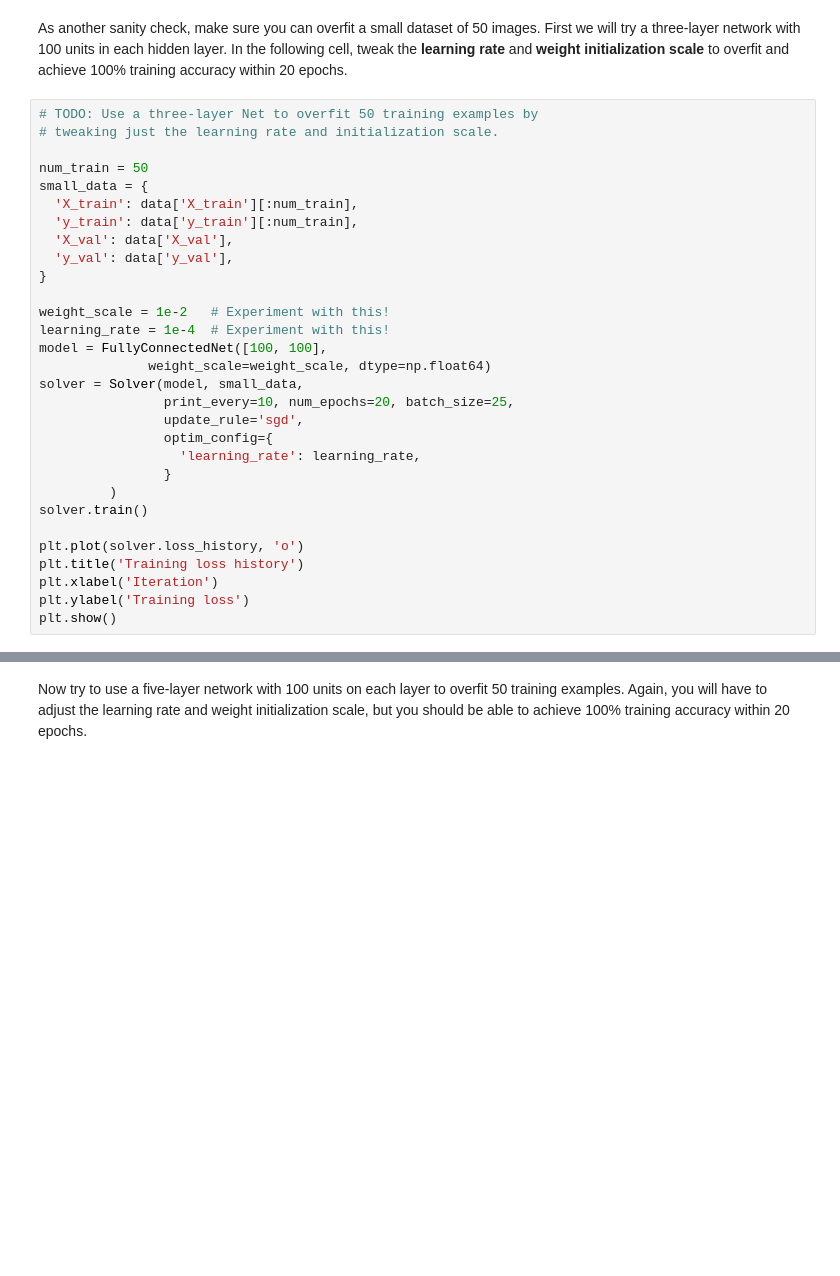
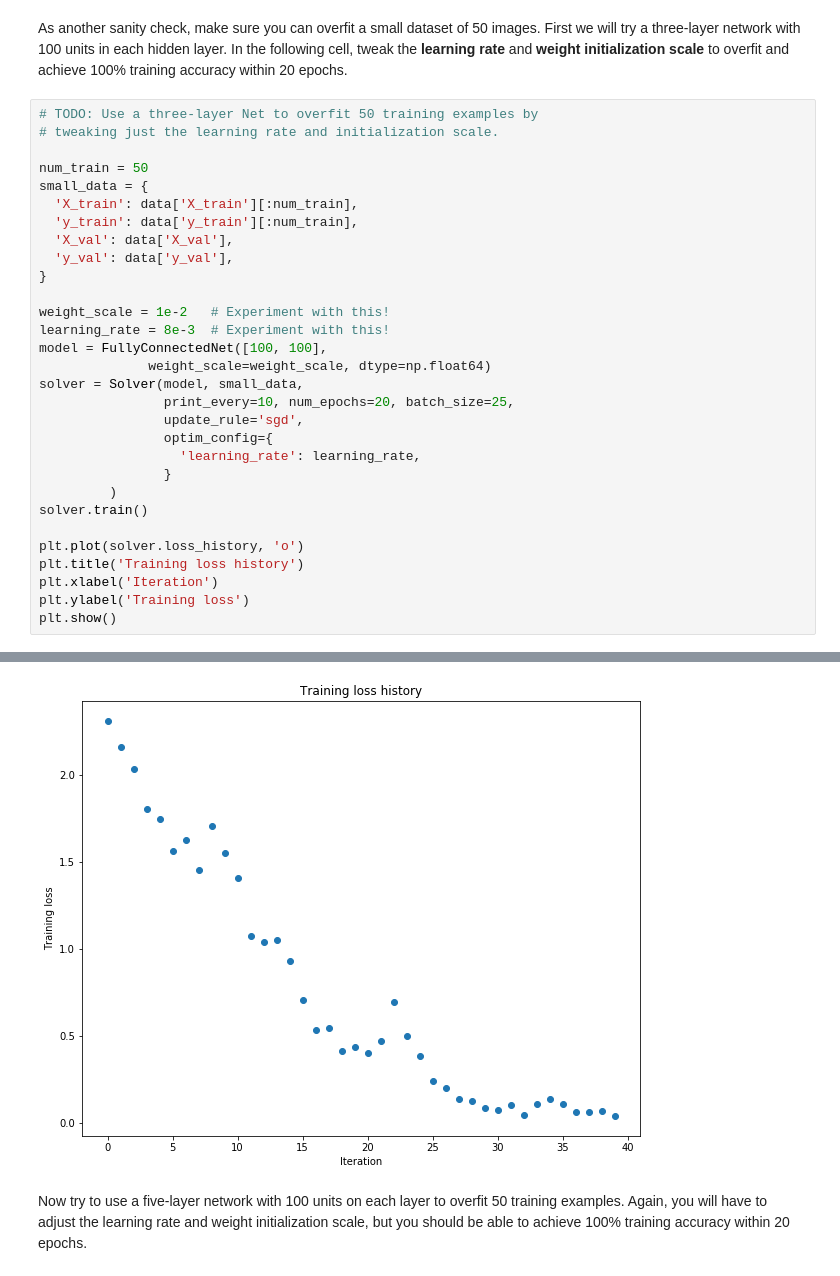
Before and after one commit to yafei-liu/cs231n.github.io, a Jupyter notebook: assignments/2020/assignment2/FullyConnectedNets.ipynb, the cells around one changed output, grey strips where cells are left out. Drawn from its saved outputs; the diff is of its cells as text; blank space fills up the shorter version.

```diff
--- a/assignments/2020/assignment2/FullyConnectedNets.ipynb
+++ b/assignments/2020/assignment2/FullyConnectedNets.ipynb
@@ -409,7 +448,7 @@ small_data = {
 }
 
 weight_scale = 1e-2   # Experiment with this!
-learning_rate = 1e-4  # Experiment with this!
+learning_rate = 8e-3  # Experiment with this!
 model = FullyConnectedNet([100, 100],
               weight_scale=weight_scale, dtype=np.float64)
 solver = Solver(model, small_data,
@@ -426,3 +465,4 @@ plt.title('Training loss history')
 plt.xlabel('Iteration')
 plt.ylabel('Training loss')
 plt.show()
+# %% [output]
@@ -429,3 +486,4 @@ plt.show()
+[figure, added]
 # %% [markdown]
 Now try to use a five-layer network with 100 units on each layer to overfit 50 training examples. Again, you will have to adjust the learning rate and weight initialization scale, but you should be able to achieve 100% training accuracy within 20 epochs.
 # %%
```
Also changed, not shown: parts of 12 cells of this notebook, 3 other files.
